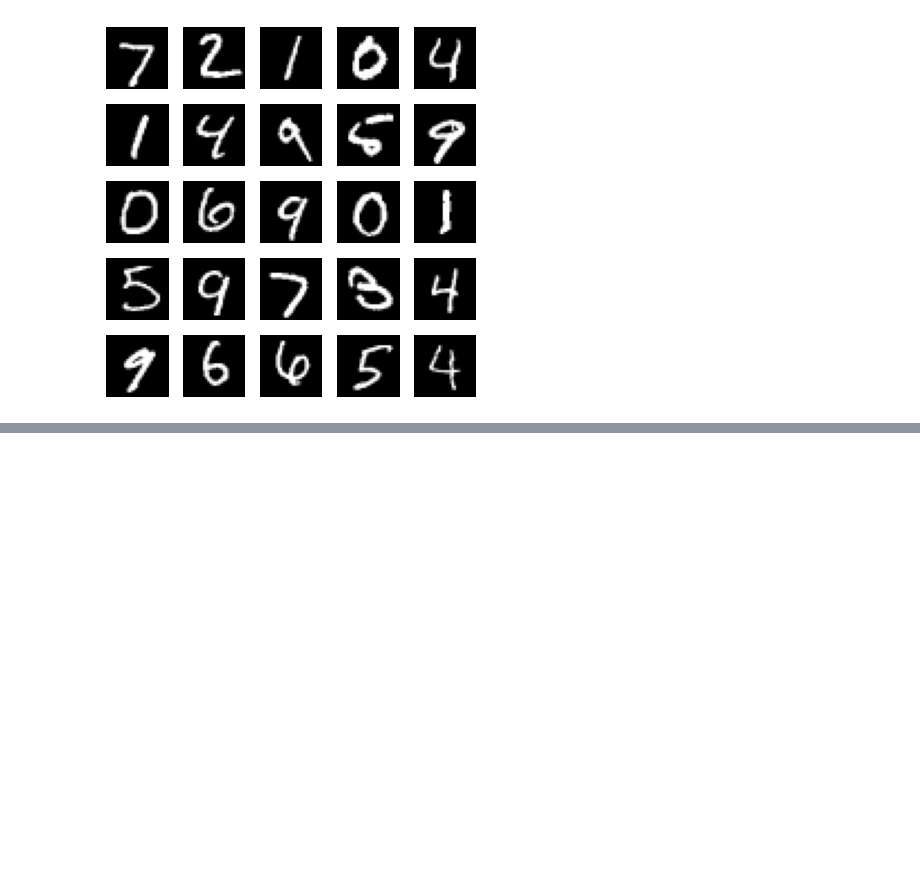
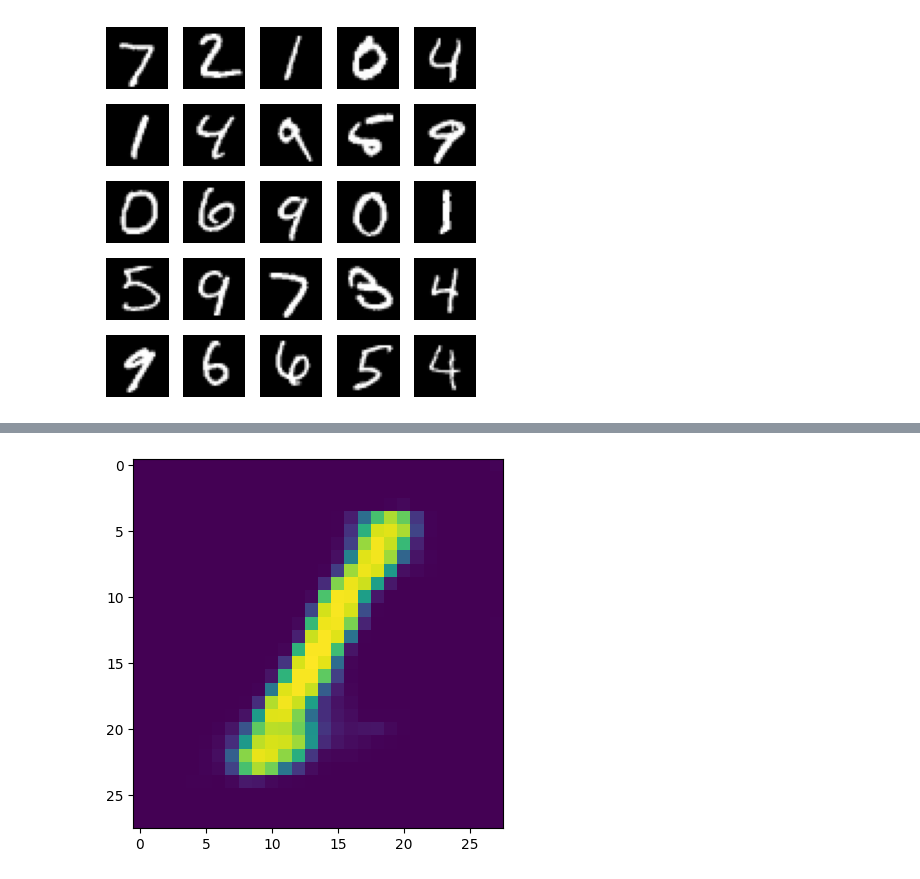
Before and after one commit to FaizalKarim280280/MGM-Spring-2024, a Jupyter notebook: A9/main.ipynb, the cells around one changed output, grey strips where cells are left out. Drawn from its saved outputs; the diff is of its cells as text; code cells hidden in the pictures; blank space fills up the shorter version.

```diff
--- a/A9/main.ipynb
+++ b/A9/main.ipynb
@@ -316,3 +349,5 @@ show_image_grid(generated_images, 5, 5)
 # %%
-#show_image(generated_images, idx=10)
+show_image(generated_images, idx=20)
+# %% [output]
+[figure, added]
 # %%
```
Also changed, not shown: parts of 23 cells of this notebook, 1 other file.
